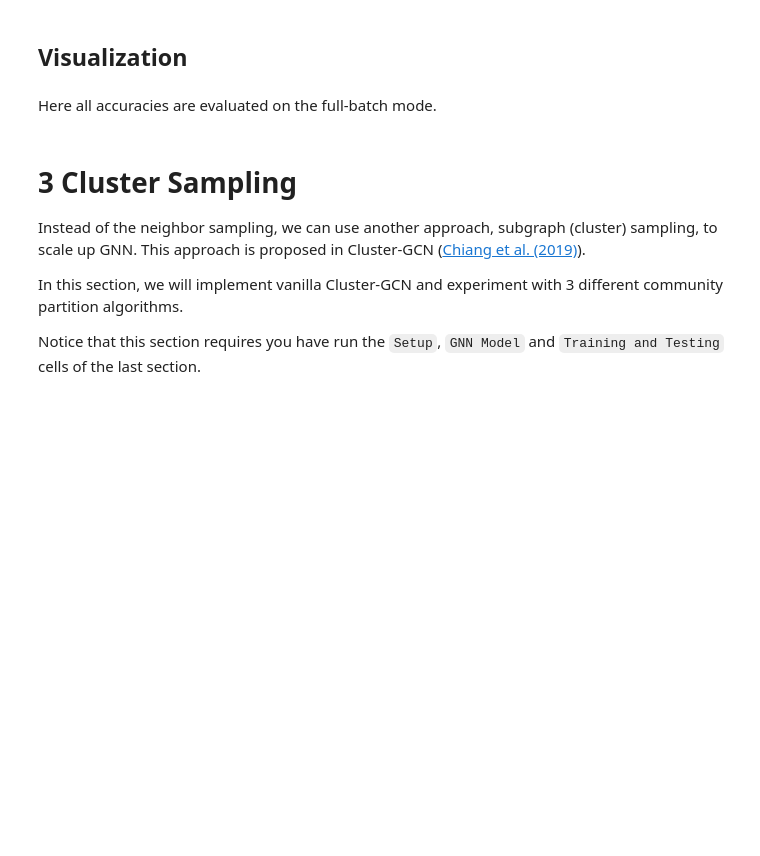
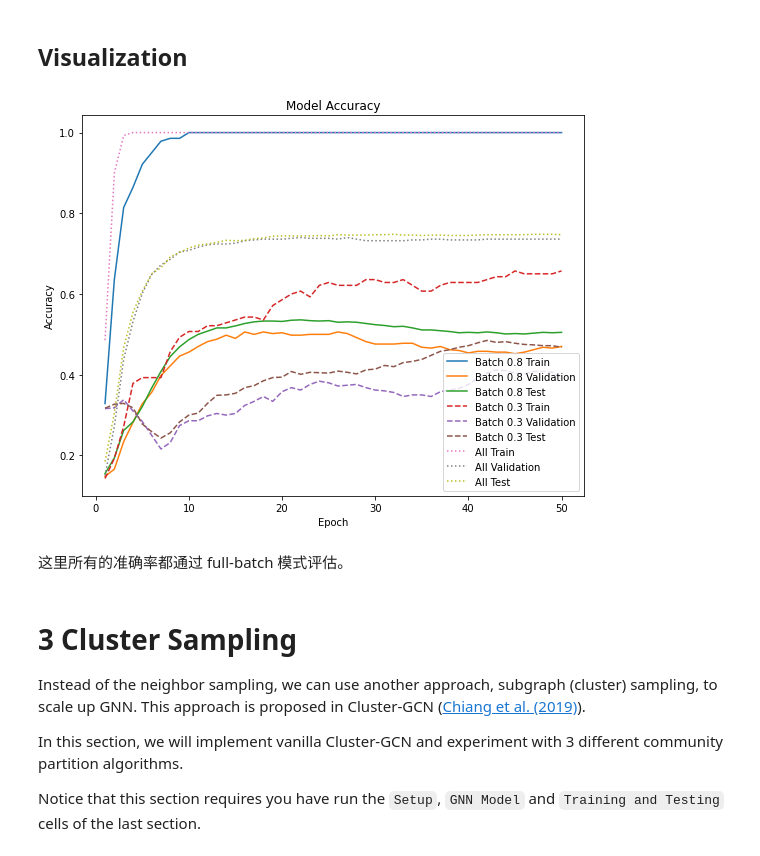
Before and after one commit to AlvinIsonomia/CS224w_HW_CN, a Jupyter notebook: CS224W_Colab_5.ipynb, the cells around one changed output. Cells and saved outputs as stored; diff of their text form; code cells hidden in the pictures; blank space fills up the shorter version.

```diff
--- a/CS224W_Colab_5.ipynb
+++ b/CS224W_Colab_5.ipynb
@@ -50,7 +79,8 @@ If you are interested in memory-efficient aggregations, please refer to PyG's [M
 # %%
 dataset_name = 'ogbn-arxiv'
 dataset = PygNodePropPredDataset(name=dataset_name,
-                                 transform=T.ToSparseTensor())
+                                 transform=T.ToSparseTensor(),
+                                 root='./datasets')
 data = dataset[0]
 data.adj_t = data.adj_t.to_symmetric()
 device = 'cuda' if torch.cuda.is_available() else 'cpu'
@@ -63,11 +93,14 @@ train_idx = split_idx['train'].to(device)
 
 # Construct the training dataloader for training data
 # Sample 10 neighbors for each node in the first layer and 5 for the second layer
+# 构建训练数据的 dataloader,
+# 在第一层采样 10 个邻居，在第二层采样 5 个邻居
 train_loader = NeighborSampler(data.adj_t, node_idx=train_idx,
                                sizes=[10, 5], batch_size=4096,
                                shuffle=True, num_workers=2)
 
 # Specify size as -1 to include all neighbors
+# 指定 sizes = -1 就可以采样所有邻居
 all_loader = NeighborSampler(data.adj_t, node_idx=None, sizes=[-1],
                                   batch_size=4096, shuffle=False,
                                   num_workers=2)
@@ -354,7 +454,7 @@ from torch.nn import Sequential, Linear, ReLU
 from deepsnap.dataset import GraphDataset
 from deepsnap.graph import Graph
 
-pyg_dataset = Planetoid('./tmp', "Cora")
+pyg_dataset = Planetoid('./datasets', "Cora")
 # %% [markdown]
 ## GNN Model
 # %%
@@ -408,12 +514,18 @@ Notice that node classification task on Cora is a semi-supervised classification
 def sample_neighbors(nodes, G, ratio, all_nodes):
     # This fuction takes a set of nodes, a NetworkX graph G and neighbor sampling ratio.
     # It will return sampled neighbors (unioned with input nodes) and edges between
+    '''
+    这个函数将一个节点的集合作为输入，一个 NetworkX 图 G 以及邻域采样比 ratio 作为输入。
+    返回被采样到的邻域（包含输入点）以及中间的边
+    '''
+
     neighbors = set()
     edges = []
     for node in nodes:
         neighbors_list = list(nx.neighbors(G, node))
 
         # We only sample the (ratio * number of neighbors) neighbors
+        # 我们只采样  (ratio * number of neighbors) 个邻居
         num = int(len(neighbors_list) * ratio)
         if num > 0:
             # Random shuffle the neighbors
@@ -427,11 +539,13 @@ def sample_neighbors(nodes, G, ratio, all_nodes):
 
 def nodes_to_tensor(nodes):
     # This function transform a set of nodes to node index tensor
+    # 这个函数将一个节点的集合转换为节点索引 Tensor
     node_label_index = torch.tensor(list(nodes), dtype=torch.long)
     return node_label_index
 
 def edges_to_tensor(edges):
     # This function transform a set of edges to edge index tensor
+    # 转换边的集合为边索引 Tensor
     edge_index = torch.tensor(list(edges), dtype=torch.long)
     edge_index = torch.cat([edge_index, torch.flip(edge_index, [1])], dim=0)
     edge_index = edge_index.permute(1, 0)
@@ -439,6 +553,7 @@ def edges_to_tensor(edges):
 
 def relable(nodes, labeled_nodes, edges_list):
     # Relable the nodes, labeled_nodes and edges_list
+    # 重新标记 nodes， labeled_nodes 以及 edges_list
     relabled_edges_list = []
     sorted_nodes = sorted(nodes)
     node_mapping = {node : i for i, node in enumerate(sorted_nodes)}
@@ -455,7 +570,10 @@ def neighbor_sampling(graph, K=2, ratios=(0.1, 0.1, 0.1)):
     # This function takes a DeepSNAP graph, K the number of GNN layers, and neighbor
     # sampling ratios for each layer. This function returns relabeled node feature,
     # edge indices and node_label_index
-
+    '''
+    这个函数接受一个 DeepSNAP 图、 GNN 层数 K，以及每一层的邻域采样率作为输入，
+    返回重新标记的节点特征、边索引以及节点标签索引
+    '''
     assert K + 1 == len(ratios)
 
     labeled_nodes = graph.node_label_index.tolist()
@@ -468,12 +586,14 @@ def neighbor_sampling(graph, K=2, ratios=(0.1, 0.1, 0.1)):
     all_nodes = labeled_nodes
     for k in range(K):
         # Get nodes and edges from the previous layer
+        # 从之前的层获取边和节点
         nodes, all_nodes, edges = \
             sample_neighbors(nodes_list[-1], graph.G, ratios[len(ratios) - k - 2], all_nodes)
         nodes_list.append(nodes)
         edges_list.append(edges)
 
     # Reverse the lists
+    # 反转列表（Why？）
     nodes_list.reverse()
     edges_list.reverse()
 
@@ -482,6 +602,7 @@ def neighbor_sampling(graph, K=2, ratios=(0.1, 0.1, 0.1)):
 
     node_index = nodes_to_tensor(relabeled_all_nodes)
     # All node features that will be used
+    # 所有的节点特征都会用上。
     node_feature = graph.node_feature[node_index]
     edge_indices = [edges_to_tensor(edges) for edges in relabled_edges_list]
     node_label_index = nodes_to_tensor(relabeled_labeled_nodes)
@@ -624,31 +799,33 @@ print('Best model:',
 # %%
 import numpy as np
 from matplotlib import pyplot as plt
 
 batch_results = np.array(batch_accs)
 batch_results_1 = np.array(batch_accs_1)
 all_results = np.array(all_accs)
 
 x = np.arange(1, 51)
 
 plt.figure(figsize=(9, 7))
 
 plt.plot(x, batch_results[:, 0], label="Batch 0.8 Train")
 plt.plot(x, batch_results[:, 1], label="Batch 0.8 Validation")
 plt.plot(x, batch_results[:, 2], label="Batch 0.8 Test")
-plt.plot(x, batch_results_1[:, 0], label="Batch 0.3 Train")
-plt.plot(x, batch_results_1[:, 1], label="Batch 0.3 Validation")
-plt.plot(x, batch_results_1[:, 2], label="Batch 0.3 Test")
-plt.plot(x, all_results[:, 0], label="All Train")
-plt.plot(x, all_results[:, 1], label="All Validation")
-plt.plot(x, all_results[:, 2], label="All Test")
+plt.plot(x, batch_results_1[:, 0], ls='--', label="Batch 0.3 Train")
+plt.plot(x, batch_results_1[:, 1], ls='--', label="Batch 0.3 Validation")
+plt.plot(x, batch_results_1[:, 2], ls='--', label="Batch 0.3 Test")
+plt.plot(x, all_results[:, 0], ls=':', label="All Train")
+plt.plot(x, all_results[:, 1], ls=':', label="All Validation")
+plt.plot(x, all_results[:, 2], ls=':', label="All Test")
 plt.title('Model Accuracy')
 plt.ylabel('Accuracy')
 plt.xlabel('Epoch')
 plt.legend()
 plt.show()
+# %% [output]
+[figure, added]
-# %% [markdown]
-Here all accuracies are evaluated on the full-batch mode.
+# %% [markdown]
+这里所有的准确率都通过 full-batch 模式评估。
 # %% [markdown]
 # 3 Cluster Sampling
 
```
Also changed, not shown: parts of 32 cells of this notebook, 5 other files.
